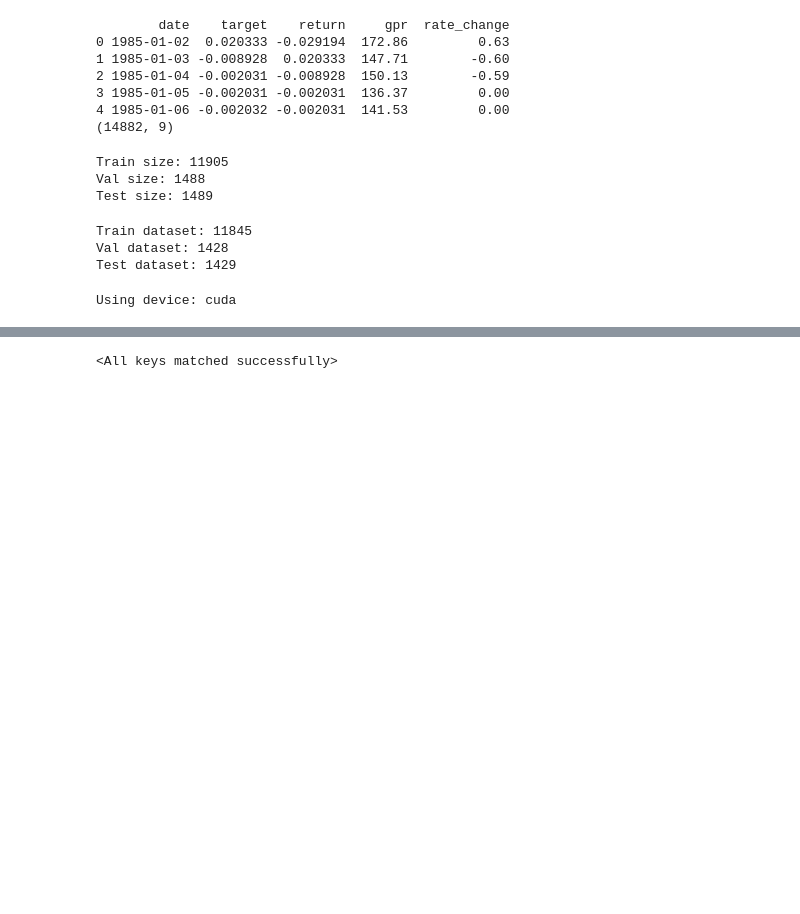
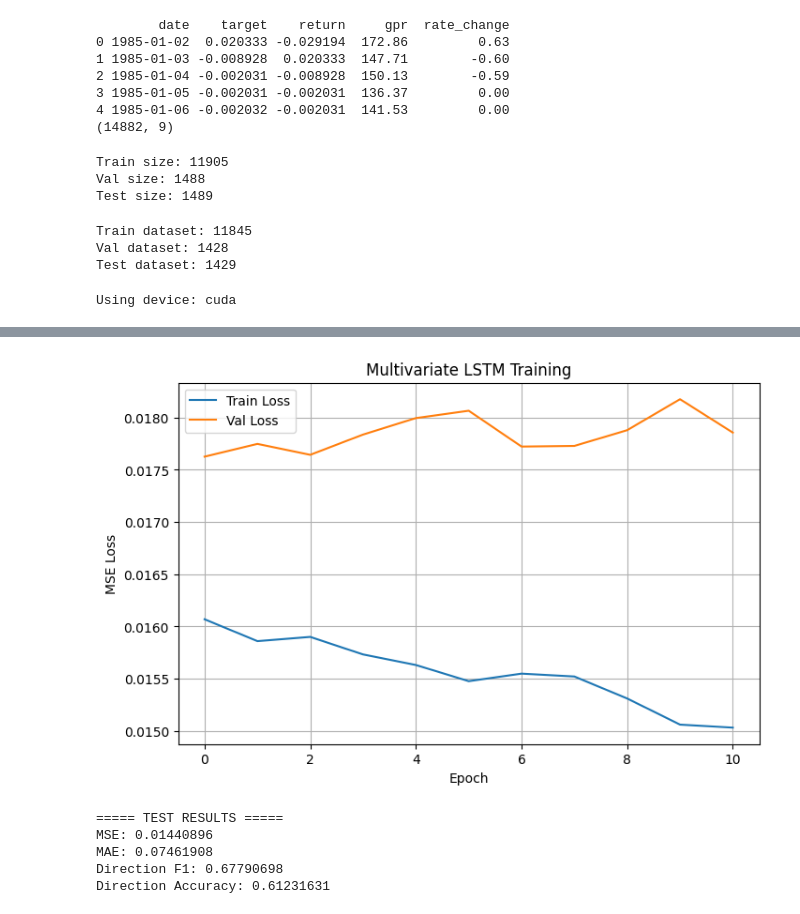
Before and after one commit to ton198/stock-market-price-predicting, a Jupyter notebook: source_code/stage1/hybrid_LSTM.ipynb, the cells around one changed output, grey strips where cells are left out. Saved outputs shown, nothing was run; the diff lists cells and outputs as text; code cells hidden in the pictures; blank space fills up the shorter version.

```diff
--- a/source_code/stage1/hybrid_LSTM.ipynb
+++ b/source_code/stage1/hybrid_LSTM.ipynb
@@ -340,6 +348,7 @@ for epoch in range(EPOCHS):
 
     avg_val_loss = running_val_loss / len(val_loader)
     val_losses.append(avg_val_loss)
+    # scheduler.step(avg_val_loss)
 
     print(f"Epoch {epoch+1}: Train Loss = {avg_train_loss:.6f}, Val Loss = {avg_val_loss:.6f}")
 
@@ -355,4 +364,52 @@ for epoch in range(EPOCHS):
         break
 
 model.load_state_dict(best_state)
+
+plt.figure(figsize=(8, 5))
+plt.plot(train_losses, label="Train Loss")
+plt.plot(val_losses, label="Val Loss")
+plt.xlabel("Epoch")
+plt.ylabel("MSE Loss")
+plt.title("Multivariate LSTM Training")
+plt.legend()
+plt.grid(True)
+plt.show()
+
+# Cell 16
+def direction_accuracy(y_true, y_pred):
+    y_true_dir = np.sign(y_true)
+    y_pred_dir = np.sign(y_pred)
+    return np.mean(y_true_dir == y_pred_dir)
+
+def direction_f1(y_true, y_pred):
+    y_true_bin = (y_true > 0).astype(int)
+    y_pred_bin = (y_pred > 0).astype(int)
+    return f1_score(y_true_bin, y_pred_bin)
+
+model.eval()
+
+all_preds = []
+all_targets = []
+
+with torch.no_grad():
+    for x_seq, y in test_loader:
+        x_seq = x_seq.to(device)
+        preds = model(x_seq)
+
+        all_preds.append(preds.cpu().numpy())
+        all_targets.append(y.numpy())
+
+preds = np.concatenate(all_preds)
+targets = np.concatenate(all_targets)
+
+mse = np.mean((preds - targets) ** 2)
+mae = mean_absolute_error(targets, preds)
+acc = direction_accuracy(targets, preds)
+f1 = direction_f1(targets, preds)
+
+print("===== TEST RESULTS =====")
+print(f"MSE: {mse:.8f}")
+print(f"MAE: {mae:.8f}")
+print(f"Direction F1: {f1:.8f}")
+print(f"Direction Accuracy: {acc:.8f}")
 # %% [output]
@@ -375,3 +427,8 @@ Epoch 20: Train Loss = 0.016327, Val Loss = 0.017421
 Early stopping triggered.
+[figure, added]
-<All keys matched successfully>
+===== TEST RESULTS =====
+MSE: 0.01440896
+MAE: 0.07461908
+Direction F1: 0.67790698
+Direction Accuracy: 0.61231631
 # %%
```
Also changed, not shown: parts of 7 cells of this notebook.
